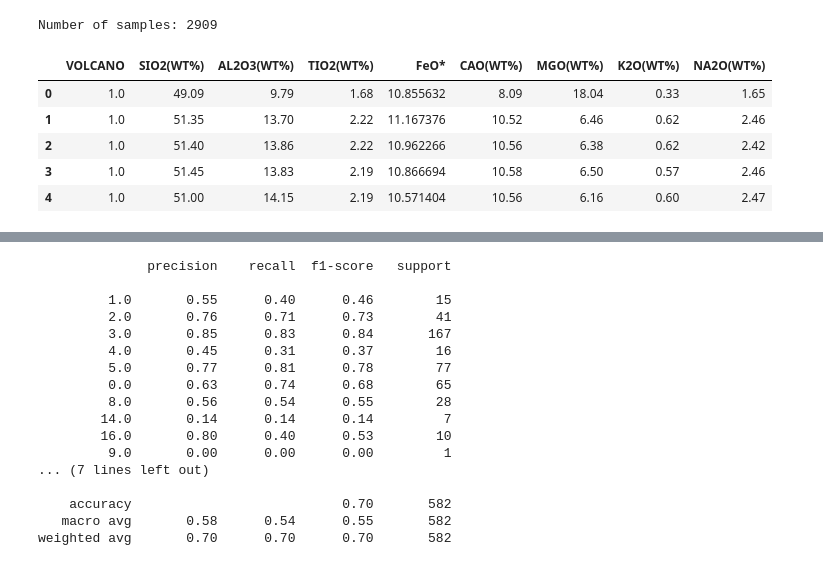
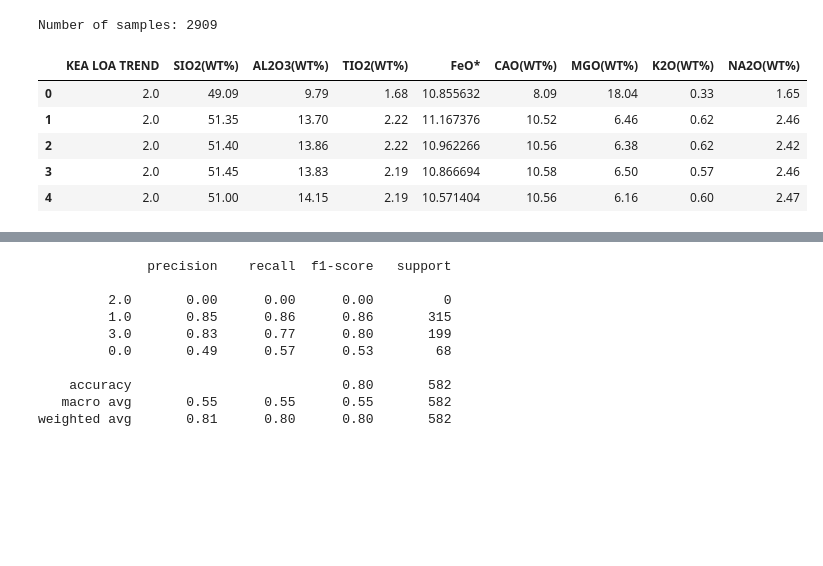
Before and after one commit to miromanestar/LomaGeology, a Jupyter notebook: src/classifer.ipynb, the cells around one changed output, grey strips where cells are left out. Drawn from its saved outputs; the diff is of its cells as text; code cells hidden in the pictures; blank space fills up the shorter version.

```diff
--- a/src/classifer.ipynb
+++ b/src/classifer.ipynb
@@ -13,29 +13,30 @@ df = pd.read_excel('../data/hawaii-5-11-22.xls', sheet_name='Complete')
 # %%
 primaries = df[[
     # "ISLAND",
-    "VOLCANO",
+    # "VOLCANO",
+    "KEA LOA TREND",
     # Major Elements
     "SIO2(WT%)",
     "AL2O3(WT%)",
     "TIO2(WT%)",
     "FeO*",
     "CAO(WT%)",
     "MGO(WT%)",
     "K2O(WT%)",
     "NA2O(WT%)",
     # Minor Elements
     # "P2O5(WT%)",
     # "MNO(WT%)",
 ]]
 primaries = primaries.dropna()
 print('Number of samples:', len(primaries.index))
 primaries.head()
 # %% [output]
 Number of samples: 2909
-|  | VOLCANO | SIO2(WT%) | AL2O3(WT%) | TIO2(WT%) | FeO* | CAO(WT%) | MGO(WT%) | K2O(WT%) | NA2O(WT%) |
-| 0 | 1.0 | 49.09 | 9.79 | 1.68 | 10.855632 | 8.09 | 18.04 | 0.33 | 1.65 |
-| 1 | 1.0 | 51.35 | 13.70 | 2.22 | 11.167376 | 10.52 | 6.46 | 0.62 | 2.46 |
-| 2 | 1.0 | 51.40 | 13.86 | 2.22 | 10.962266 | 10.56 | 6.38 | 0.62 | 2.42 |
-| 3 | 1.0 | 51.45 | 13.83 | 2.19 | 10.866694 | 10.58 | 6.50 | 0.57 | 2.46 |
-| 4 | 1.0 | 51.00 | 14.15 | 2.19 | 10.571404 | 10.56 | 6.16 | 0.60 | 2.47 |
+|  | KEA LOA TREND | SIO2(WT%) | AL2O3(WT%) | TIO2(WT%) | FeO* | CAO(WT%) | MGO(WT%) | K2O(WT%) | NA2O(WT%) |
+| 0 | 2.0 | 49.09 | 9.79 | 1.68 | 10.855632 | 8.09 | 18.04 | 0.33 | 1.65 |
+| 1 | 2.0 | 51.35 | 13.70 | 2.22 | 11.167376 | 10.52 | 6.46 | 0.62 | 2.46 |
+| 2 | 2.0 | 51.40 | 13.86 | 2.22 | 10.962266 | 10.56 | 6.38 | 0.62 | 2.42 |
+| 3 | 2.0 | 51.45 | 13.83 | 2.19 | 10.866694 | 10.58 | 6.50 | 0.57 | 2.46 |
+| 4 | 2.0 | 51.00 | 14.15 | 2.19 | 10.571404 | 10.56 | 6.16 | 0.60 | 2.47 |
 # %%
@@ -68,25 +71,18 @@ SVG(graph.pipe(format='svg'))
 [drawing not drawn]
 # %%
 print(classification_report(
-    shuffled[-test_count:]['VOLCANO'],
+    shuffled[-test_count:][class_ident],
     classifier.predict(data[0:][-test_count:]),
-    target_names = [str(x) for x in primaries['VOLCANO'].unique()]
+    target_names = [str(x) for x in primaries[class_ident].unique()]
 ))
 # %% [output]
               precision    recall  f1-score   support
 
-         1.0       0.55      0.40      0.46        15
-         2.0       0.76      0.71      0.73        41
-         3.0       0.85      0.83      0.84       167
-         4.0       0.45      0.31      0.37        16
-         5.0       0.77      0.81      0.78        77
-         0.0       0.63      0.74      0.68        65
-         8.0       0.56      0.54      0.55        28
-        14.0       0.14      0.14      0.14         7
-        16.0       0.80      0.40      0.53        10
-         9.0       0.00      0.00      0.00         1
-... (7 lines left out)
+         2.0       0.00      0.00      0.00         0
+         1.0       0.85      0.86      0.86       315
+         3.0       0.83      0.77      0.80       199
+         0.0       0.49      0.57      0.53        68
 
-    accuracy                           0.70       582
-   macro avg       0.58      0.54      0.55       582
-weighted avg       0.70      0.70      0.70       582
+    accuracy                           0.80       582
+   macro avg       0.55      0.55      0.55       582
+weighted avg       0.81      0.80      0.80       582
```
Also changed, not shown: parts of 1 cell of this notebook, 3 other files.
